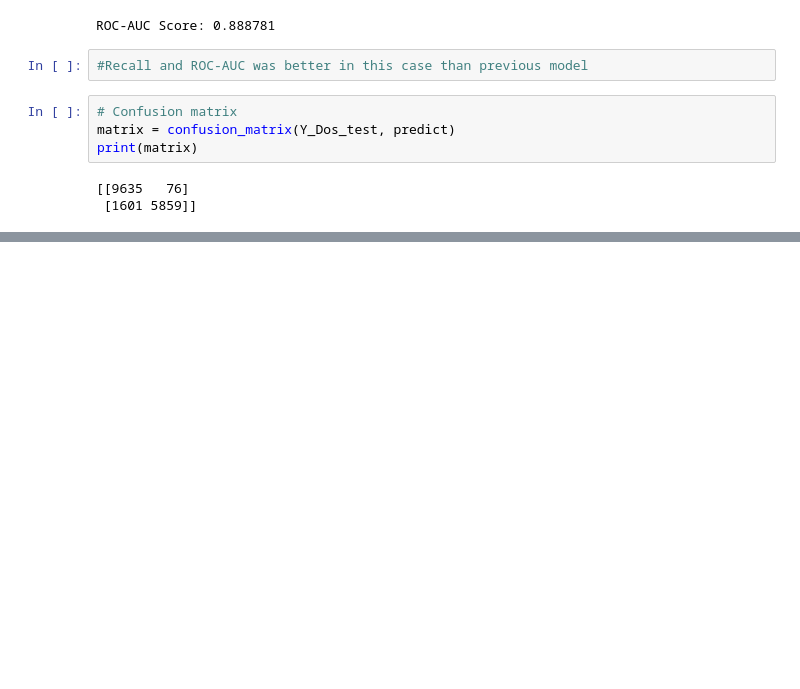
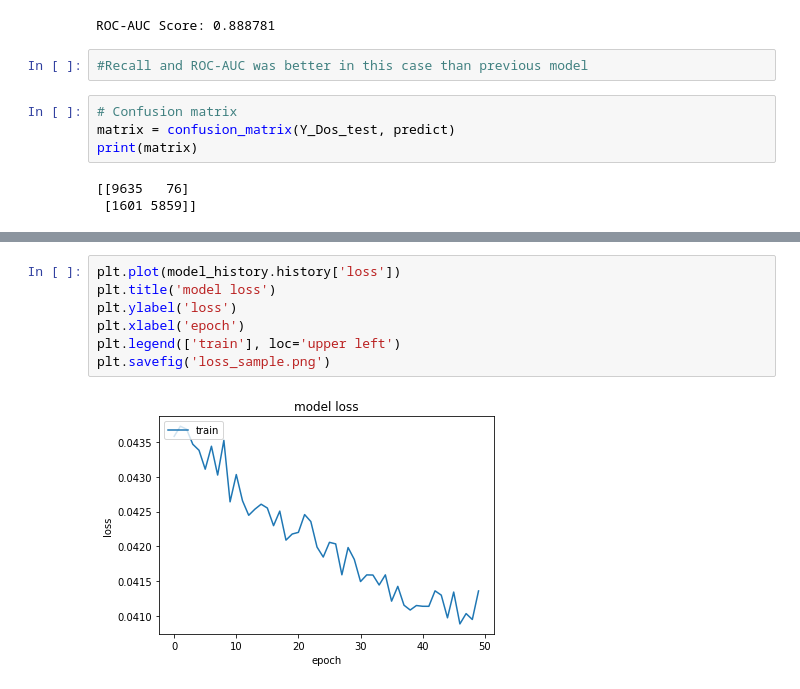
Before and after one commit to garima0106/SNAC_APT_DatasetEval, a Jupyter notebook: NSL-KDD_4_Attacks.ipynb, the cells around one changed output, grey strips where cells are left out. Cells and saved outputs as stored; diff of their text form; blank space fills up the shorter version.

```diff
--- a/NSL-KDD_4_Attacks.ipynb
+++ b/NSL-KDD_4_Attacks.ipynb
@@ -790,0 +803,9 @@ print(matrix)
+# %%
+plt.plot(model_history.history['loss'])
+plt.title('model loss')
+plt.ylabel('loss')
+plt.xlabel('epoch')
+plt.legend(['train'], loc='upper left')
+plt.savefig('loss_sample.png')
+# %% [output]
+[figure, added]
```
Also changed, not shown: parts of 4 cells of this notebook, 3 other files.
